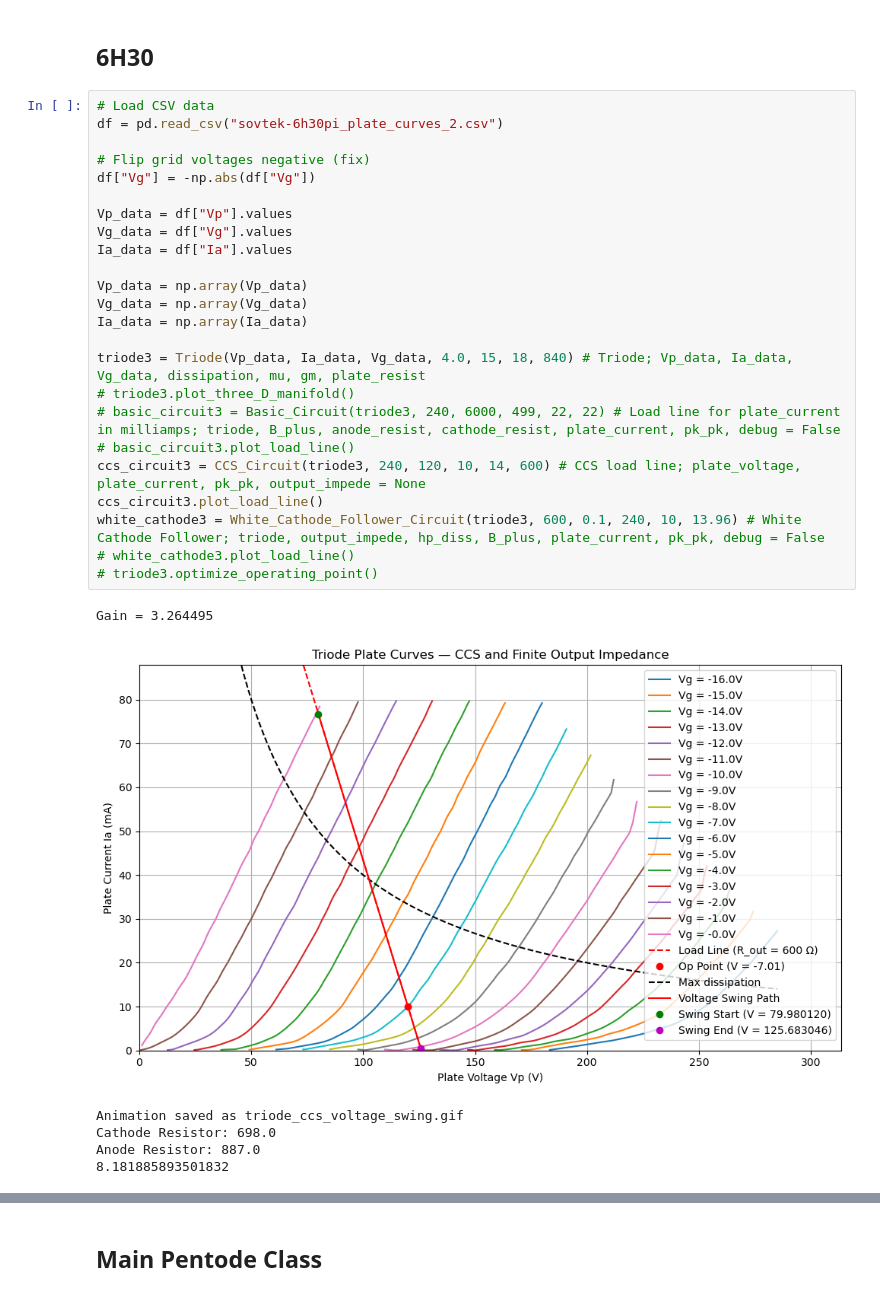
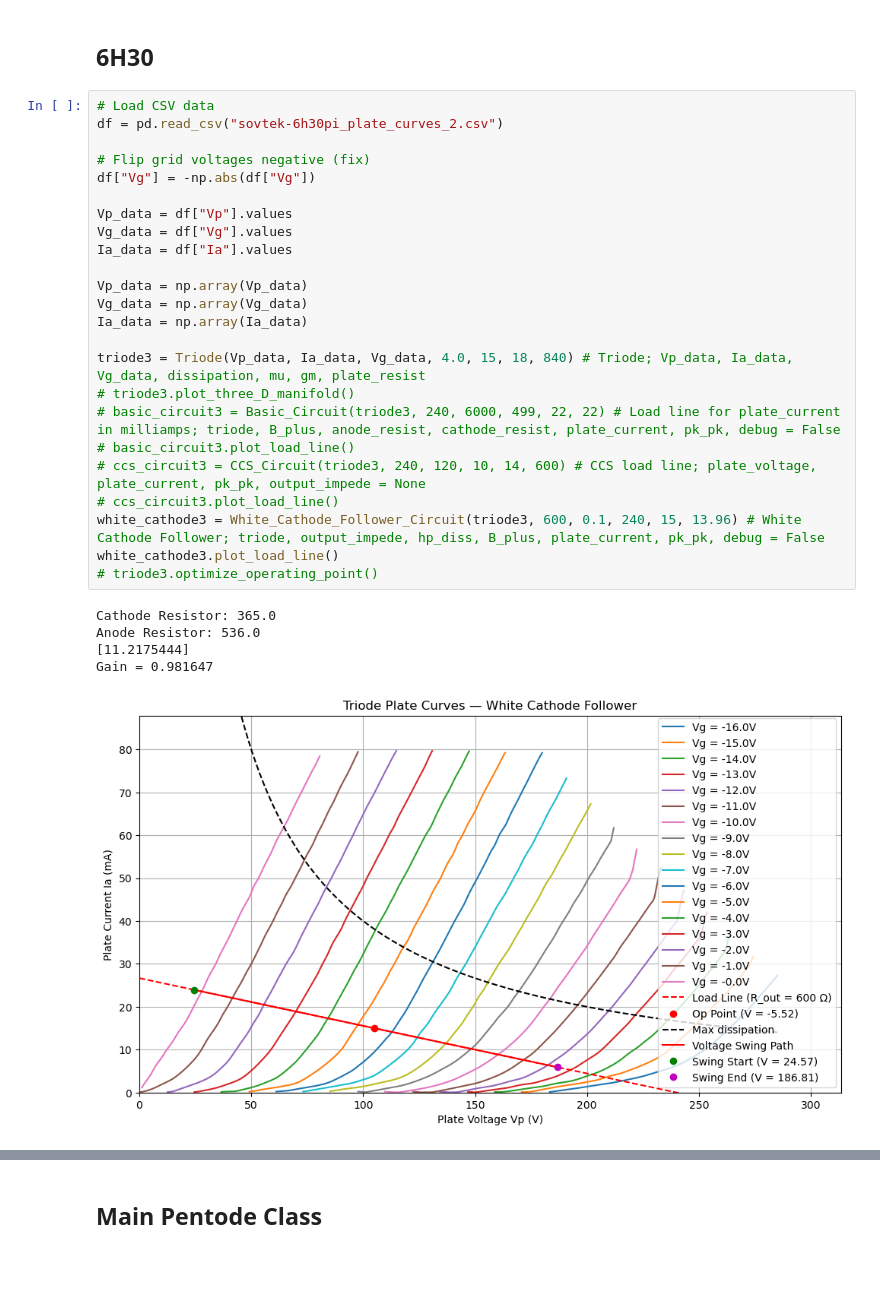
Before and after one commit to tiedyefreak22/Dual-Mono-Amp-Design, a Jupyter notebook: Triode_Pentode_Plate_Curves10.ipynb, the cells around one changed output, grey strips where cells are left out. Saved outputs shown, nothing was run; the diff lists cells and outputs as text; blank space fills up the shorter version.

Commit message:
Updated white cathode follower class

```diff
--- a/Triode_Pentode_Plate_Curves10.ipynb
+++ b/Triode_Pentode_Plate_Curves10.ipynb
@@ -754,31 +719,30 @@ Animation saved as triode_ccs_voltage_swing.gif
 # %%
 # Load CSV data
 df = pd.read_csv("sovtek-6h30pi_plate_curves_2.csv")
 
 # Flip grid voltages negative (fix)
 df["Vg"] = -np.abs(df["Vg"])
 
 Vp_data = df["Vp"].values
 Vg_data = df["Vg"].values
 Ia_data = df["Ia"].values
 
 Vp_data = np.array(Vp_data)
 Vg_data = np.array(Vg_data)
 Ia_data = np.array(Ia_data)
 
 triode3 = Triode(Vp_data, Ia_data, Vg_data, 4.0, 15, 18, 840) # Triode; Vp_data, Ia_data, Vg_data, dissipation, mu, gm, plate_resist
 # triode3.plot_three_D_manifold()
 # basic_circuit3 = Basic_Circuit(triode3, 240, 6000, 499, 22, 22) # Load line for plate_current in milliamps; triode, B_plus, anode_resist, cathode_resist, plate_current, pk_pk, debug = False
 # basic_circuit3.plot_load_line()
-ccs_circuit3 = CCS_Circuit(triode3, 240, 120, 10, 14, 600) # CCS load line; plate_voltage, plate_current, pk_pk, output_impede = None
-ccs_circuit3.plot_load_line()
-white_cathode3 = White_Cathode_Follower_Circuit(triode3, 600, 0.1, 240, 10, 13.96) # White Cathode Follower; triode, output_impede, hp_diss, B_plus, plate_current, pk_pk, debug = False
-# white_cathode3.plot_load_line()
+# ccs_circuit3 = CCS_Circuit(triode3, 240, 120, 10, 14, 600) # CCS load line; plate_voltage, plate_current, pk_pk, output_impede = None
+# ccs_circuit3.plot_load_line()
+white_cathode3 = White_Cathode_Follower_Circuit(triode3, 600, 0.1, 240, 15, 13.96) # White Cathode Follower; triode, output_impede, hp_diss, B_plus, plate_current, pk_pk, debug = False
+white_cathode3.plot_load_line()
 # triode3.optimize_operating_point()
 # %% [output]
-Gain = 3.264495
+Cathode Resistor: 365.0
+Anode Resistor: 536.0
+[11.2175444]
+Gain = 0.981647
-[figure, old version]
+[figure, new version]
-Animation saved as triode_ccs_voltage_swing.gif
-Cathode Resistor: 698.0
-Anode Resistor: 887.0
-8.181885893501832
```
Also changed, not shown: parts of 3 cells of this notebook, 2 other files.
